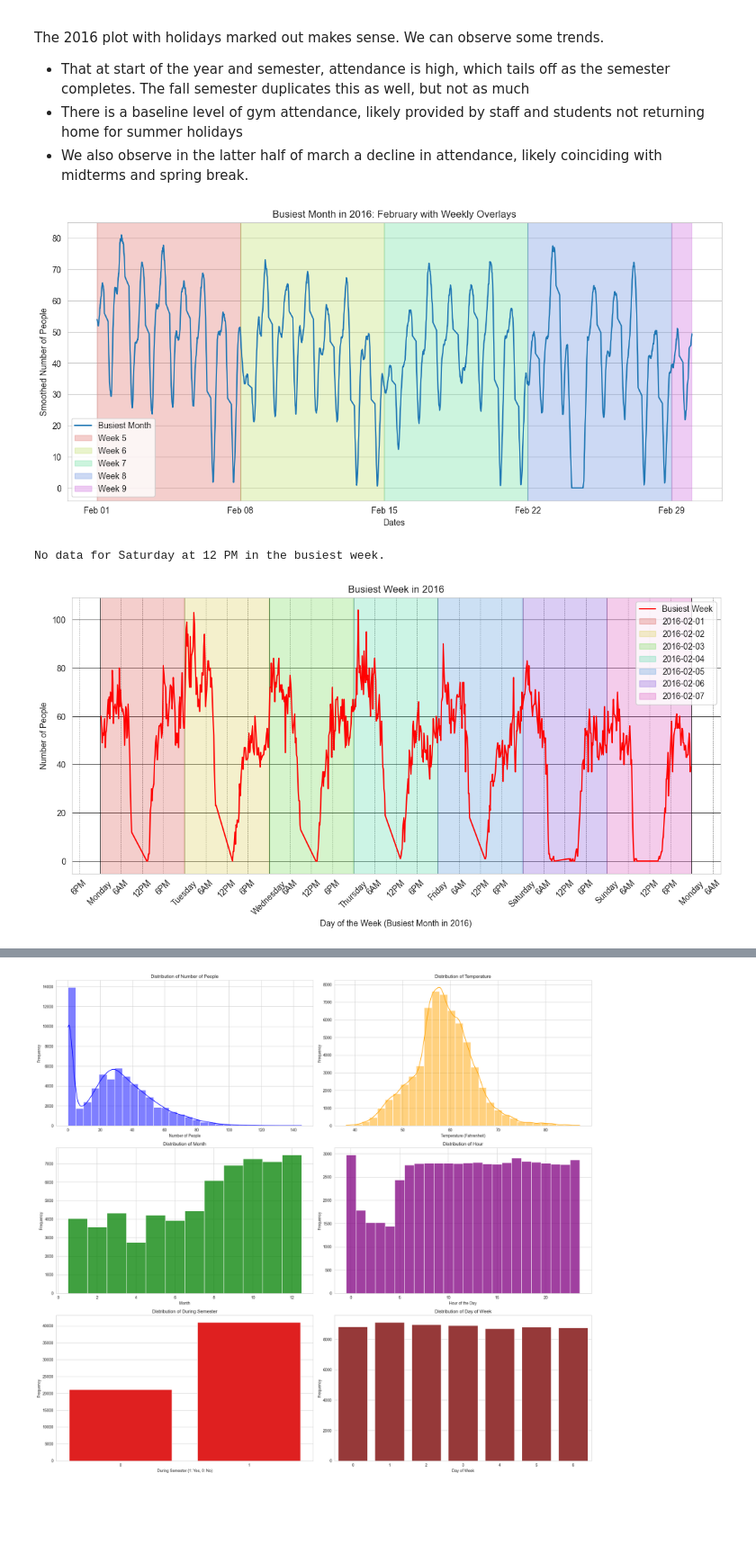
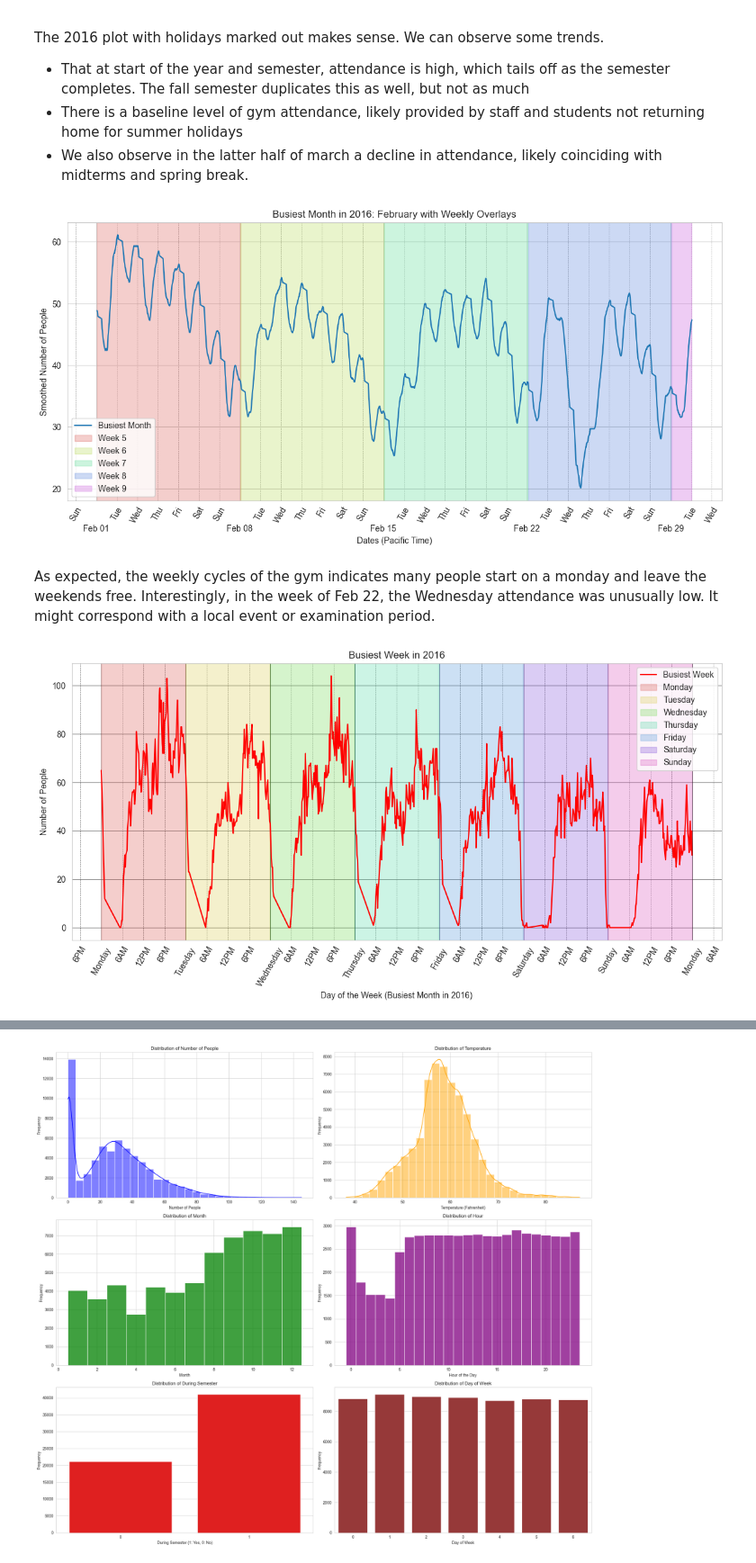
Before and after one commit to SJWallace/GP-StochasticGradientDescent1, a Jupyter notebook: simple.ipynb, the cells around one changed output, grey strips where cells are left out. Shown at 90% size. Cells and saved outputs as stored; diff of their text form; code cells hidden in the pictures; blank space fills up the shorter version.

Commit message:
Made some additional tweaks to figures

```diff
--- a/simple.ipynb
+++ b/simple.ipynb
@@ -312,78 +442,86 @@ The 2016 plot with holidays marked out makes sense. We can observe some trends.
 # %%
 # Visualization for the Busiest Month
 plt.figure(figsize=(14, 6))
-sns.lineplot(data=gym_data_busiest_month, x='datetime', y='number_people_smooth', label='Busiest Month')
+sns.lineplot(data=gym_data_busiest_month,
+             x=gym_data_busiest_month['datetime_pacific'] - pd.Timedelta(hours=7),  # Offset by timezone adjustment
+             y='number_people_smooth',
+             label='Busiest Month')
 
 # Highlight different weeks with transparent overlays and alternating colors
-unique_weeks = gym_data_busiest_month['datetime'].dt.isocalendar().week.unique()
+unique_weeks = gym_data_busiest_month['datetime_pacific'].dt.isocalendar().week.unique()
 colors = sns.color_palette("hls", len(unique_weeks))  # Generate unique colors
 
 for i, week in enumerate(unique_weeks):
-    week_data = gym_data_busiest_month[gym_data_busiest_month['datetime'].dt.isocalendar().week == week]
-    start_date = week_data['datetime'].min()
-    end_date = week_data['datetime'].max()
+    week_data = gym_data_busiest_month[gym_data_busiest_month['datetime_pacific'].dt.isocalendar().week == week]
+    start_date = week_data['datetime_pacific'].min() - pd.Timedelta(hours=7)  # Offset start_date
+    end_date = week_data['datetime_pacific'].max() - pd.Timedelta(hours=7)  # Offset end_date
     plt.axvspan(start_date, end_date, color=colors[i], alpha=0.3, label=f'Week {week}')
 
 # Adjust the x-axis to show correctly aligned ticks
-plt.gca().xaxis.set_major_locator(plt.matplotlib.dates.DayLocator(interval=7))  # Set ticks for every 7 days
-plt.gca().xaxis.set_major_formatter(plt.matplotlib.dates.DateFormatter('%b %d'))  # Format as 'Month Day'
+plt.gca().xaxis.set_major_locator(plt.matplotlib.dates.DayLocator(interval=7))  # Set major ticks for every 7 days
+plt.gca().xaxis.set_major_formatter(plt.matplotlib.dates.DateFormatter('%b %d'))  # Format major ticks as 'Month Day'
+
+# Add minor ticks for all 7 weekdays and ensure they display properly
+plt.gca().xaxis.set_minor_locator(plt.matplotlib.dates.DayLocator())  # Set minor ticks for every day
+plt.gca().xaxis.set_minor_formatter(plt.matplotlib.dates.DateFormatter('%a'))  # Format minor ticks as weekday names
+plt.tick_params(axis='x', which='minor', labelrotation=60)  # Rotate minor ticks 60 degrees
+plt.tick_params(axis='x', which='major', pad=25)  # Add padding to major ticks to position them further down
+plt.grid(visible=True, which='minor', color='gray', linestyle='--', linewidth=0.5, alpha=0.7)  # Enable minor gridlines
 
 # Change the plot title to include the busiest month
 busiest_month_name = pd.to_datetime(f'2016-{busiest_month}-01').strftime('%B')
 plt.title(f'Busiest Month in 2016: {busiest_month_name} with Weekly Overlays')
-plt.xlabel('Dates')
+plt.xlabel('Dates (Pacific Time)')
 plt.ylabel('Smoothed Number of People')
 plt.legend()
 plt.show()
 # %% [output]
-[figure, old version]
+[figure, new version]
+# %% [markdown]
+As expected, the weekly cycles of the gym indicates many people start on a monday and leave the weekends free. Interestingly, in the week of Feb 22, the Wednesday attendance was unusually low. It might correspond with a local event or examination period.
 # %%
 # Sanity check: How many people were in the gym on Saturday at 12 PM
 plt.figure(figsize=(14, 6))
-sns.lineplot(data=gym_data_busiest_week, x='datetime', y='number_people', label='Busiest Week', color='red')  # Use raw data
 
-# Add colored overlays for individual days
-unique_days = gym_data_busiest_week['datetime'].dt.date.unique()
-colors = sns.color_palette("hls", len(unique_days))  # Generate unique colors for each day
+# Use smoothed values for better visualization
+sns.lineplot(data=gym_data_busiest_week, x=gym_data_busiest_week['datetime_pacific'], y='number_people', label='Busiest Week', color='red')
+
+# Highlight data for individual days with proper timezone awareness
+unique_days = gym_data_busiest_week['datetime_pacific'].dt.normalize().unique()  # Unique normalized (midnight) date-like objects
+colors = sns.color_palette("hls", len(unique_days))  #
 
 for i, day in enumerate(unique_days):
-    day_data = gym_data_busiest_week[gym_data_busiest_week['datetime'].dt.date == day]
-    start_time = day_data['datetime'].min()
-    end_time = day_data['datetime'].max()
-    plt.axvspan(start_time, end_time, color=colors[i], alpha=0.3, label=f'{day}')
-
-# Perform a sanity check for Saturday at 12 PM
-saturday_12pm = gym_data_busiest_week[
-    (gym_data_busiest_week['datetime'].dt.day_name() == 'Saturday') &
-    (gym_data_busiest_week['datetime'].dt.hour == 12)
-]
-if not saturday_12pm.empty:
-    people_at_12pm = saturday_12pm.iloc[0]['number_people']
-    print(f"Number of people in the gym on Saturday at 12 PM: {people_at_12pm}")
-else:
-    print("No data for Saturday at 12 PM in the busiest week.")
+    # Create start and end times for each day
+    day_data = gym_data_busiest_week[gym_data_busiest_week['datetime_pacific'].dt.normalize() == day]
+    start_time = day_data['datetime_pacific'].min()  # Proper timezone-aware start time
+    end_time = day_data['datetime_pacific'].max()  # Proper timezone-aware end time
+    weekday = day.strftime('%A')  # Get the weekday name
+    plt.axvspan(start_time, end_time, color=colors[i], alpha=0.3, label=f'{weekday}')
 
 plt.title('Busiest Week in 2016')
 plt.xlabel('Day of the Week (Busiest Month in 2016)')
 plt.ylabel('Number of People')  # Updated label
 
 # Add major and minor ticks for the x-axis
-plt.gca().xaxis.set_major_locator(plt.matplotlib.dates.WeekdayLocator(byweekday=range(7)))  # Show all 7 days of week
-plt.gca().xaxis.set_minor_locator(plt.matplotlib.dates.HourLocator(byhour=[6,12,18]))  # Add minor ticks at 6am, 12pm and 6pm
+plt.gca().xaxis.set_major_locator(
+    plt.matplotlib.dates.WeekdayLocator(byweekday=range(7), tz=start_time.tz)  # Timezone-aware locator for days
+)
+plt.gca().xaxis.set_minor_locator(
+    plt.matplotlib.dates.HourLocator(byhour=[6, 12, 18], tz=start_time.tz)  # Timezone-aware locator for hours
+)
 
 # Add gridlines for both major and minor ticks
 plt.grid(which='major', color='black', linestyle='-', linewidth=0.5)
 plt.grid(which='minor', color='gray', linestyle='--', linewidth=0.5)
 
 # Set custom labels for minor ticks
-plt.gca().xaxis.set_minor_formatter(plt.matplotlib.dates.DateFormatter('%#I%p'))  # Format minor ticks as '6am', '6pm'
+plt.gca().xaxis.set_minor_formatter(plt.matplotlib.dates.DateFormatter('%#I%p', tz=start_time.tz))  # Timezone-aware formatter
 
-plt.gca().xaxis.set_major_formatter(plt.matplotlib.dates.DateFormatter('%A'))  # Format as day of the week
-plt.xticks(rotation=45)  # Rotate major x-axis labels for better readability
-plt.gca().tick_params(axis='x', which='minor', rotation=45)  # Rotate minor x-axis labels 90 degrees
+plt.gca().xaxis.set_major_formatter(plt.matplotlib.dates.DateFormatter('%A', tz=start_time.tz))  # Timezone-aware formatter
+plt.xticks(rotation=60)  # Rotate major x-axis labels for better readability
+plt.gca().tick_params(axis='x', which='minor', rotation=60)
 
 plt.legend()
 plt.show()
 # %% [output]
-No data for Saturday at 12 PM in the busiest week.
-[figure, old version]
+[figure, new version]
```
Also changed, not shown: parts of 38 cells of this notebook.
